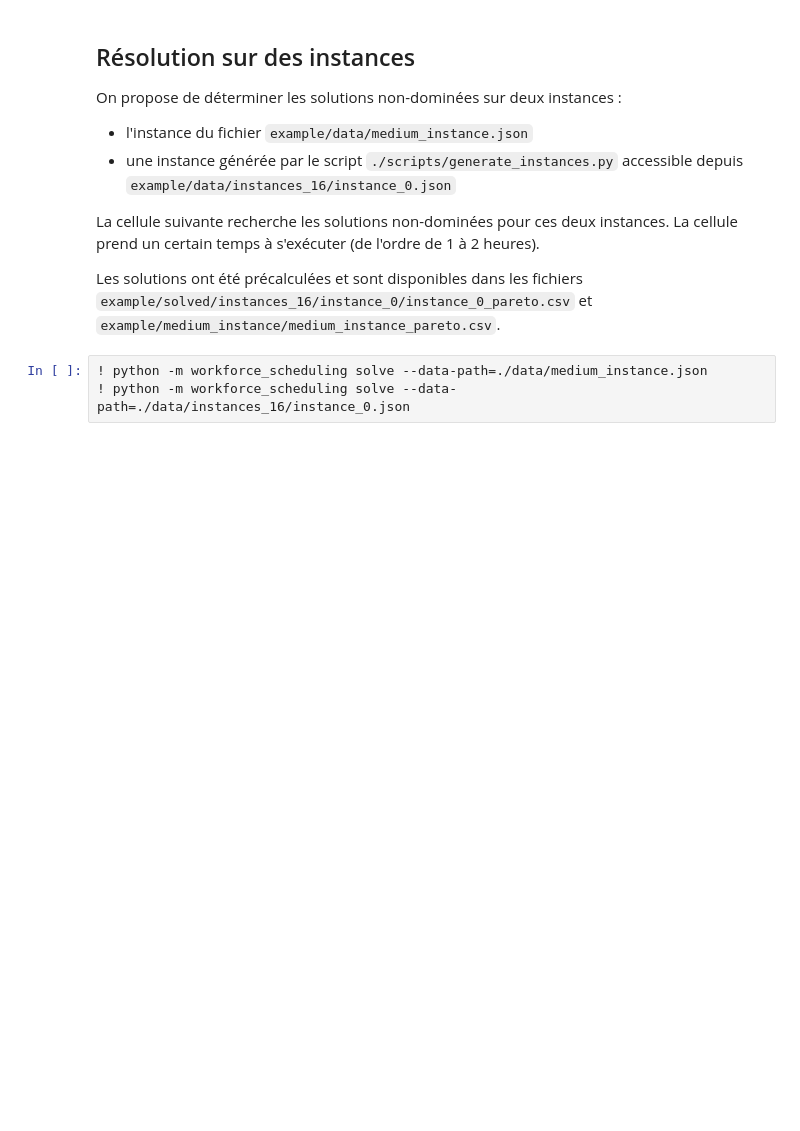
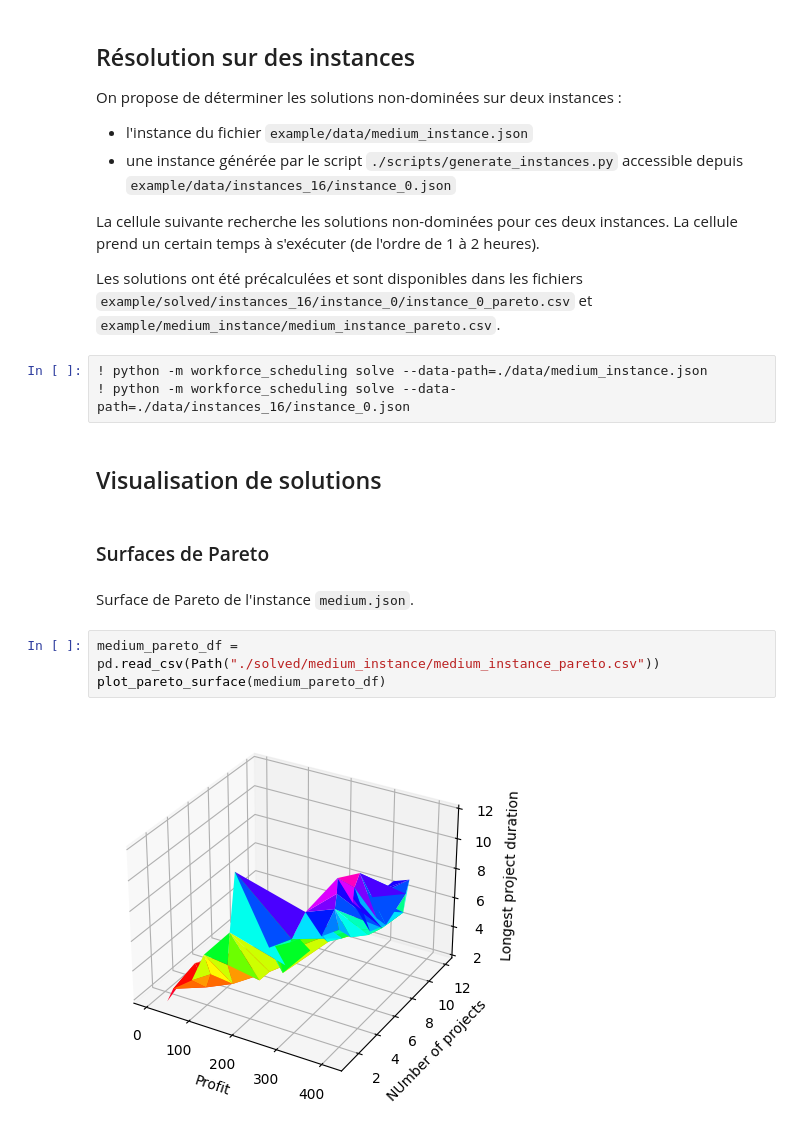
Before and after one commit to noblotni/workforce_scheduling, a Jupyter notebook: example/demo._workforce_scheduling.ipynb, the cells around one changed output. Cells and saved outputs as stored; diff of their text form; blank space fills up the shorter version.

Commit message:
Add plots to notebook.

```diff
--- a/example/demo._workforce_scheduling.ipynb
+++ b/example/demo._workforce_scheduling.ipynb
@@ -29,3 +29,14 @@ Les solutions ont été précalculées et sont disponibles dans les fichiers `ex
 # %%
 ! python -m workforce_scheduling solve --data-path=./data/medium_instance.json
 ! python -m workforce_scheduling solve --data-path=./data/instances_16/instance_0.json
+# %% [markdown]
+## Visualisation de solutions
+# %% [markdown]
+### Surfaces de Pareto
+# %% [markdown]
+Surface de Pareto de l'instance `medium.json`.
+# %%
+medium_pareto_df = pd.read_csv(Path("./solved/medium_instance/medium_instance_pareto.csv"))
+plot_pareto_surface(medium_pareto_df)
+# %% [output]
+[figure, added]
```
Also changed, not shown: parts of 7 cells of this notebook, 3 other files.
